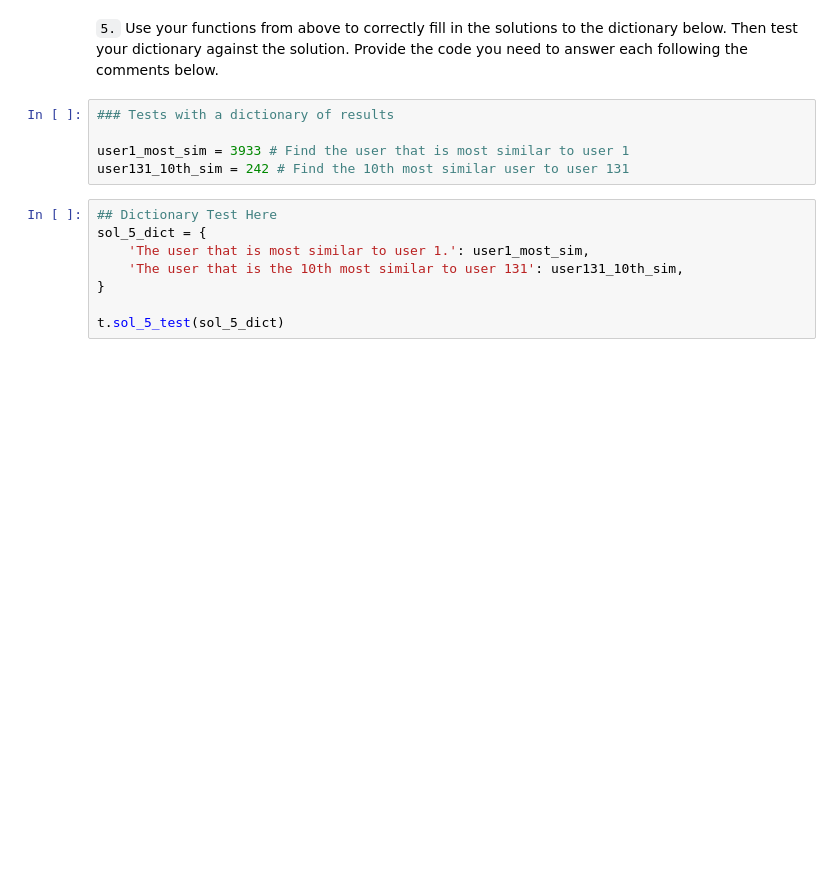
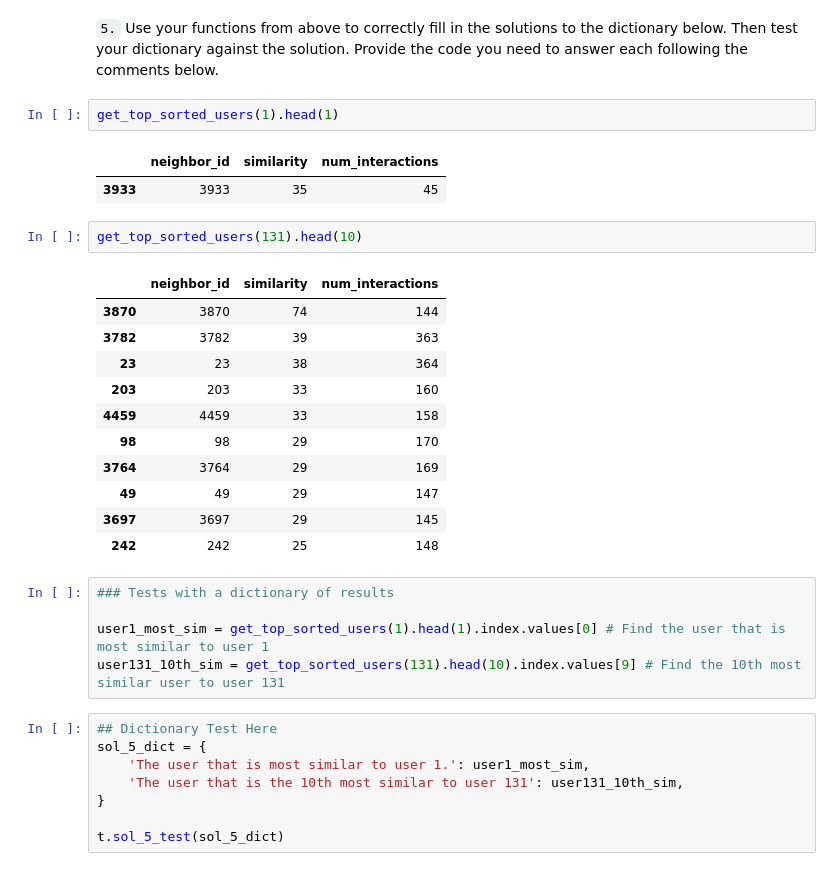
Before and after one commit to gilzero/project_recommendations_ibm, a Jupyter notebook: Recommendations_with_IBM_submit.ipynb, the cells around one changed output. Saved outputs shown, nothing was run; the diff lists cells and outputs as text; blank space fills up the shorter version.

```diff
--- a/Recommendations_with_IBM_submit.ipynb
+++ b/Recommendations_with_IBM_submit.ipynb
@@ -636,11 +636,30 @@ The top 10 recommendations for user 20 are the following article names:
 ['insights from new york car accident reports', 'use xgboost, scikit-learn & ibm watson machine learning apis', 'predicting churn with the spss random tree algorithm', 'apache spark lab, part 1: basic ...
 # %% [markdown]
 `5.` Use your functions from above to correctly fill in the solutions to the dictionary below.  Then test your dictionary against the solution.  Provide the code you need to answer each following the comments below.
+# %%
+get_top_sorted_users(1).head(1)
+# %% [output]
+|  | neighbor_id | similarity | num_interactions |
+| 3933 | 3933 | 35 | 45 |
+# %%
+get_top_sorted_users(131).head(10)
+# %% [output]
+|  | neighbor_id | similarity | num_interactions |
+| 3870 | 3870 | 74 | 144 |
+| 3782 | 3782 | 39 | 363 |
+| 23 | 23 | 38 | 364 |
+| 203 | 203 | 33 | 160 |
+| 4459 | 4459 | 33 | 158 |
+| 98 | 98 | 29 | 170 |
+| 3764 | 3764 | 29 | 169 |
+| 49 | 49 | 29 | 147 |
+| 3697 | 3697 | 29 | 145 |
+| 242 | 242 | 25 | 148 |
 # %%
 ### Tests with a dictionary of results
 
-user1_most_sim = 3933 # Find the user that is most similar to user 1
-user131_10th_sim = 242 # Find the 10th most similar user to user 131
+user1_most_sim = get_top_sorted_users(1).head(1).index.values[0] # Find the user that is most similar to user 1
+user131_10th_sim = get_top_sorted_users(131).head(10).index.values[9] # Find the 10th most similar user to user 131
 # %%
 ## Dictionary Test Here
 sol_5_dict = {
```
Also changed, not shown: parts of 12 cells of this notebook, 3 other files.
